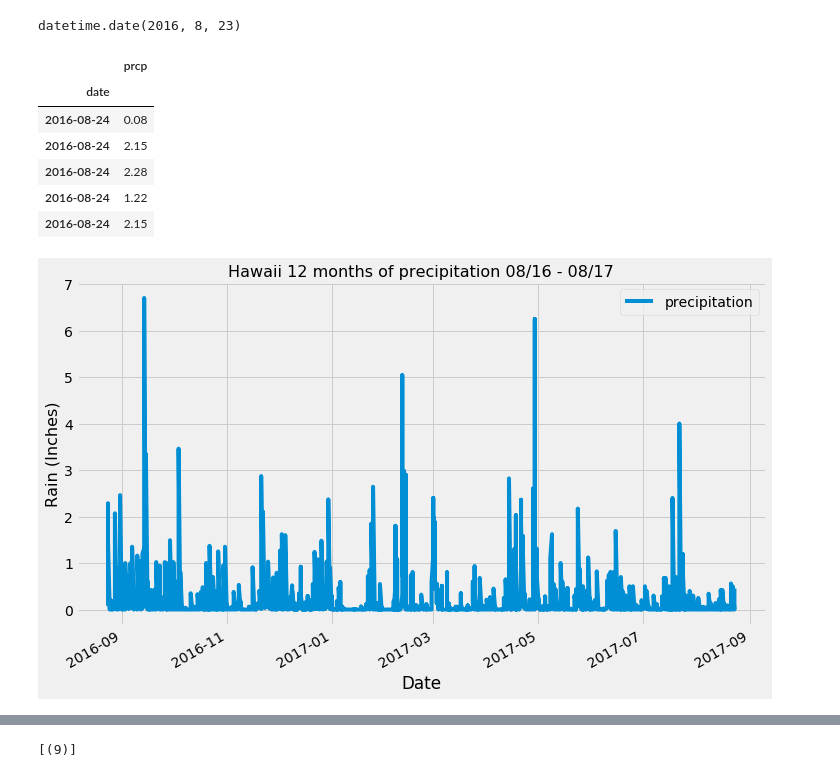
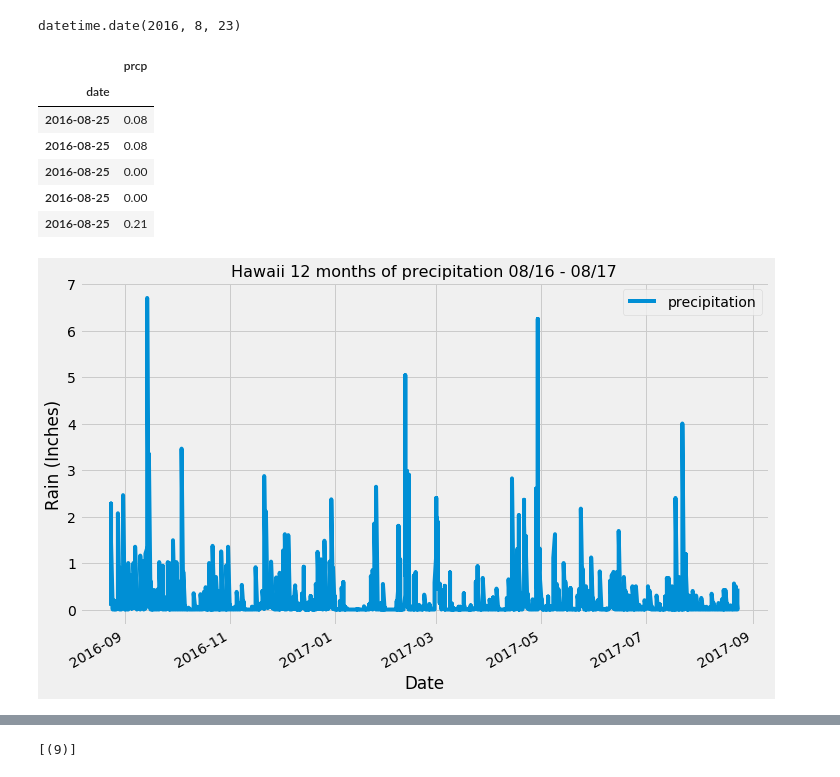
Before and after one commit to dxvo/MYSQL2, a Jupyter notebook: climate_starter.ipynb, the cells around one changed output, grey strips where cells are left out. Cells and saved outputs as stored; diff of their text form; code cells hidden in the pictures.

```diff
--- a/climate_starter.ipynb
+++ b/climate_starter.ipynb
@@ -69,7 +69,7 @@ datetime.date(2016, 8, 23)
 # %%
 #query data from last 12 months
 last_12_result = session.query(Measurement.date, Measurement.prcp).\
-        filter(Measurement.date >= '2016-08-24').\
+        filter(Measurement.date > '2016-08-24').\
         filter(Measurement.date <= '2017-08-23').\
         order_by(Measurement.date).all()
 
@@ -79,24 +79,25 @@ last_12_df = pd.DataFrame(last_12_result)
 #convert data int datetime and set_index
 last_12_df.date = pd.to_datetime(last_12_df['date'], format='%Y-%m-%d %H:%M:%S.%f')
 last_12_df.set_index("date",drop=True, inplace = True)
+#drop row with nan values
 last_12_df = last_12_df.dropna()
 last_12_df.sort_values("date")
 last_12_df.head()
 # %% [output]
 |  | prcp |
 | date |  |
-| 2016-08-24 | 0.08 |
-| 2016-08-24 | 2.15 |
-| 2016-08-24 | 2.28 |
-| 2016-08-24 | 1.22 |
-| 2016-08-24 | 2.15 |
+| 2016-08-25 | 0.08 |
+| 2016-08-25 | 0.08 |
+| 2016-08-25 | 0.00 |
+| 2016-08-25 | 0.00 |
+| 2016-08-25 | 0.21 |
 # %%
 # Use Pandas Plotting with Matplotlib to plot the data
 fig, ax = subplots()
 last_12_df.plot(y = "prcp", use_index= True,figsize=(11,7),legend=True,ax = ax)
 plt.xlabel("Date")
-plt.ylabel("Rain (Inches)", size = 16)
+plt.ylabel("Rain (Inches)")
 plt.title("Hawaii 12 months of precipitation 08/16 - 08/17",size = 16)
 ax.legend(["precipitation"]);
 # %% [output]
-[figure, old version]
+[figure, new version]
```
Also changed, not shown: parts of 11 cells of this notebook.
